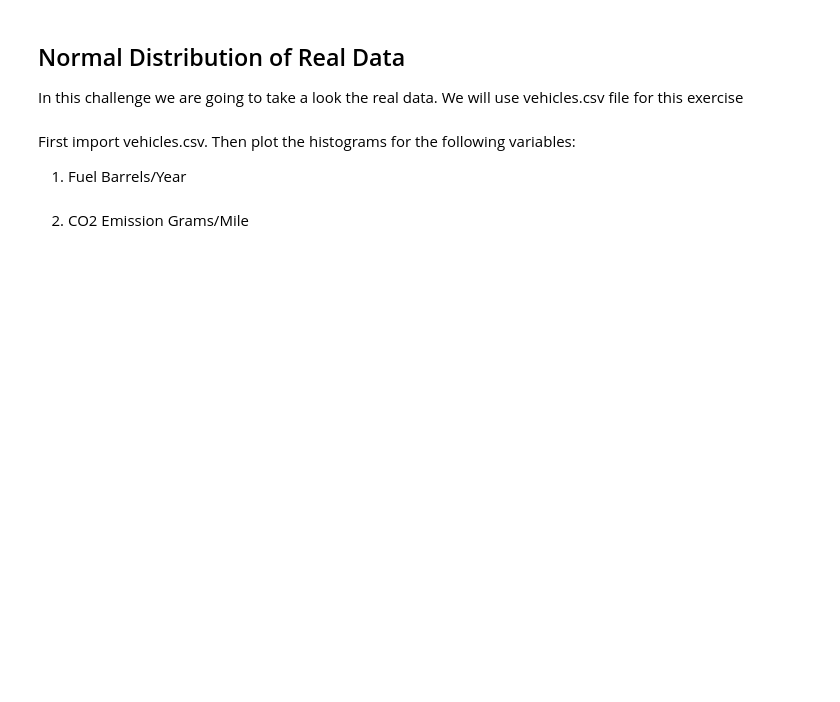
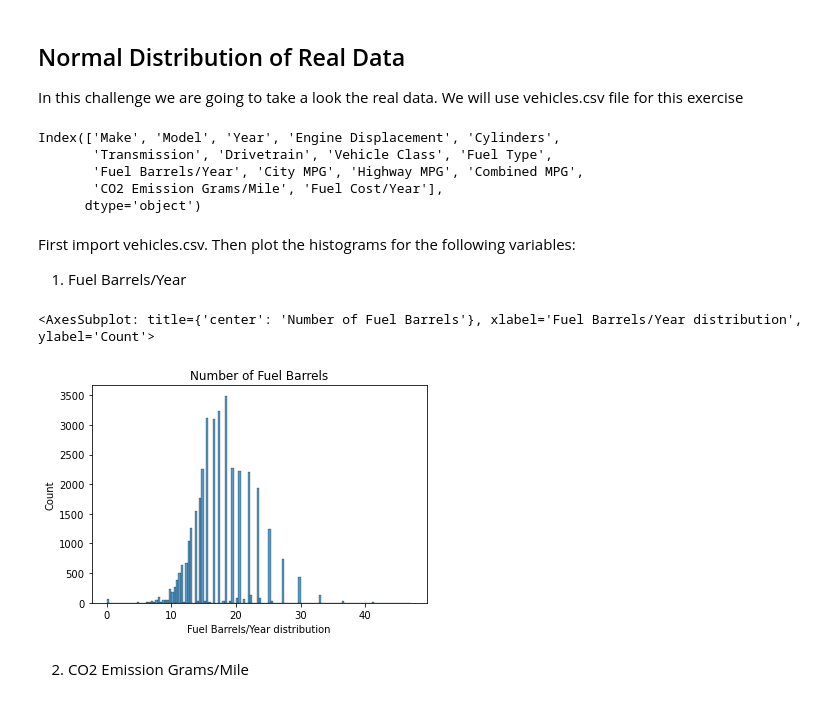
Before and after one commit to Ironhack-data-bcn-january-2023/lab-continuous-probability-distributions, a Jupyter notebook: your-code/main.ipynb, the cells around one changed output. Saved outputs shown, nothing was run; the diff lists cells and outputs as text; code cells hidden in the pictures; blank space fills up the shorter version.

```diff
--- a/your-code/main.ipynb
+++ b/your-code/main.ipynb
@@ -99,6 +118,16 @@ How are the two distributions different?
 ## Normal Distribution of Real Data
 
 In this challenge we are going to take a look the real data. We will use vehicles.csv file for this exercise
+# %%
+import pandas as pd
+vehicles = pd.read_csv('vehicles.csv')
+vehicles.columns
+# %% [output]
+Index(['Make', 'Model', 'Year', 'Engine Displacement', 'Cylinders',
+       'Transmission', 'Drivetrain', 'Vehicle Class', 'Fuel Type',
+       'Fuel Barrels/Year', 'City MPG', 'Highway MPG', 'Combined MPG',
+       'CO2 Emission Grams/Mile', 'Fuel Cost/Year'],
+      dtype='object')
 # %% [markdown]
 First import vehicles.csv.
 Then plot the histograms for the following variables:
@@ -109,2 +136,12 @@ Then plot the histograms for the following variables:
+# %%
+# your code here
+figure1 = sns.histplot(vehicles['Fuel Barrels/Year'])
+plt.xlabel('Fuel Barrels/Year distribution')
+plt.ylabel('Count')
+plt.title('Number of Fuel Barrels')
+figure1
+# %% [output]
+<AxesSubplot: title={'center': 'Number of Fuel Barrels'}, xlabel='Fuel Barrels/Year distribution', ylabel='Count'>
+[figure, added]
 # %% [markdown]
 2. CO2 Emission Grams/Mile
```
Also changed, not shown: parts of 13 cells of this notebook.
